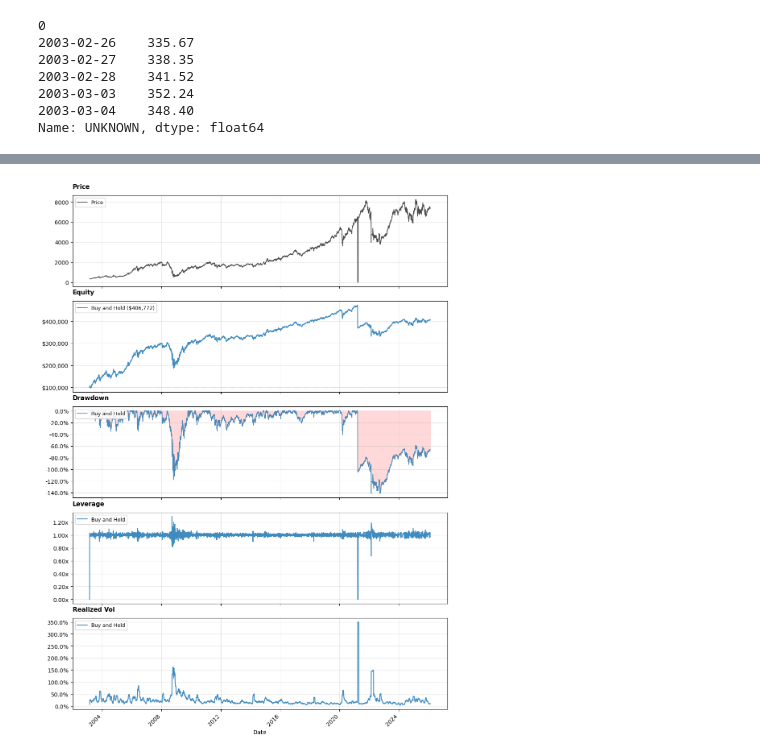
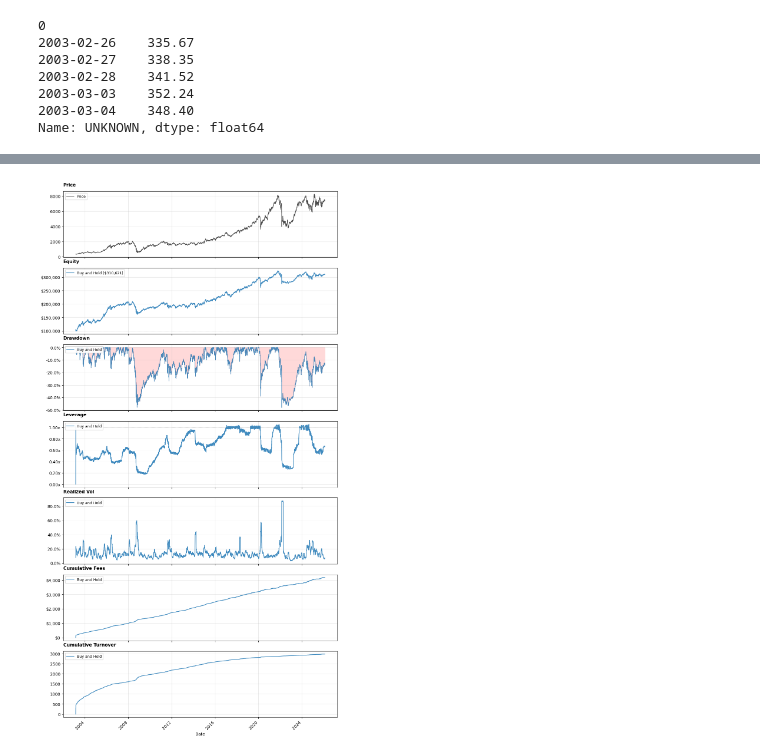
Before and after one commit to SoulDancer27/futures_trading_strategies, a Jupyter notebook: test.ipynb, the cells around one changed output, grey strips where cells are left out. Drawn from its saved outputs; the diff is of its cells as text; code cells hidden in the pictures.

```diff
--- a/test.ipynb
+++ b/test.ipynb
@@ -41,7 +44,9 @@ asset = Asset(ticker="MCFTR", price_data=data, point_value=1.0, commission_rate=
 capital = Capital(initial_capital=100_000.0)
 strategy = BuyAndHoldStrategy()
 
-engine = VectorizedEngine(capital=capital) # Uses default FixedFractionSizer
+position_sizer = FixedRiskSizer(risk_target=0.15, vol_method="sma", volatility_window=252, max_leverage=1)
+
+engine = VectorizedEngine(capital=capital, position_sizer=position_sizer) # Uses default FixedFractionSizer
 execution_result = engine.run(strategy=strategy, asset=asset)
 print(f"✅ Backtest complete! Final Equity: ${execution_result.equity.iloc[-1]:,.2f}")
 # %% [output]
@@ -68,9 +76,9 @@ Total Fees:   $ 7006.81
 # %%
 plot_backtest_results(
     results=execution_result,
-    panels=['price', 'equity', 'drawdown', 'leverage', 'realized_vol'],
+    panels=['price', 'equity', 'drawdown', 'leverage', 'realized_vol', 'cumulative_fees', 'cumulative_turnover'],
     plot_pct=False,
     figsize_base=(12, 3)
 )
 # %% [output]
-[figure, old version]
+[figure, new version]
```
Also changed, not shown: parts of 4 cells of this notebook, 4 other files.
